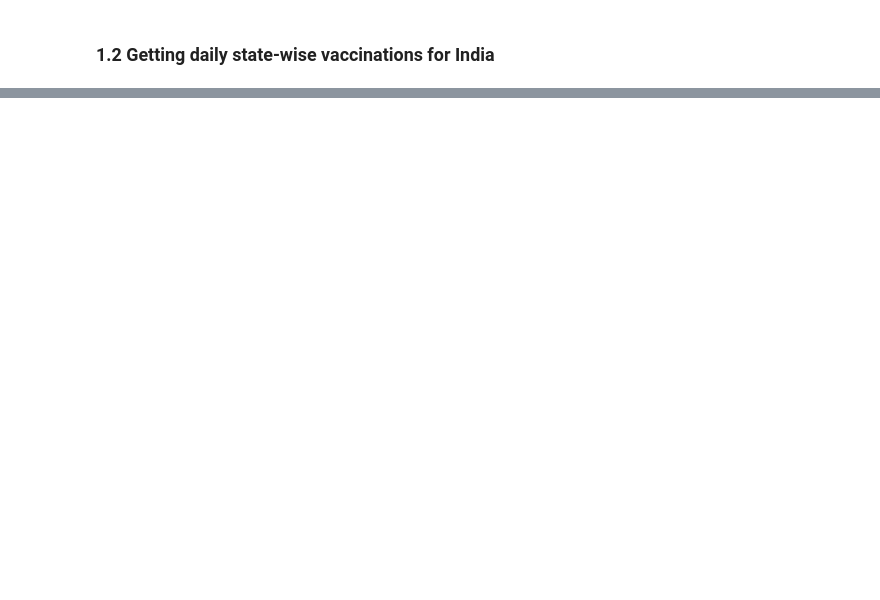
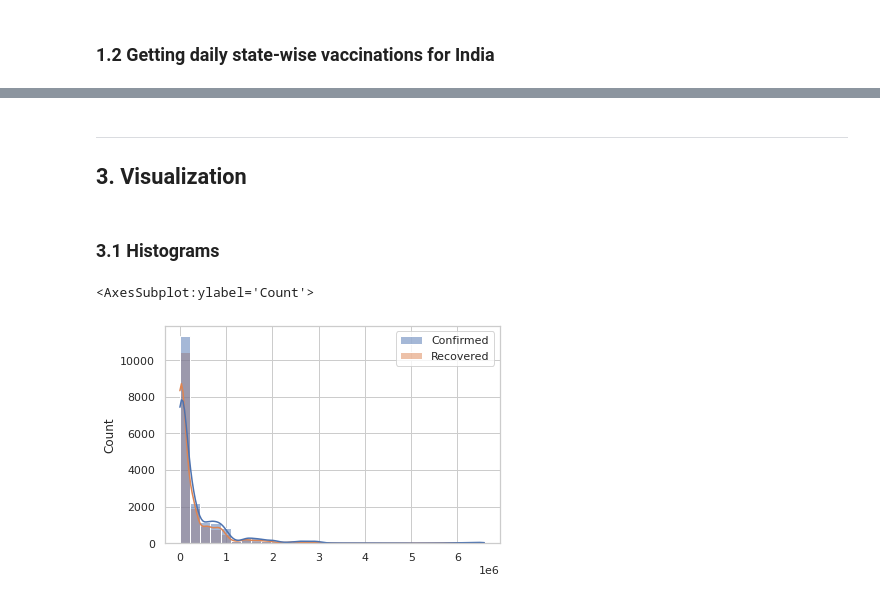
Before and after one commit to Data-Analytics-Project-2021/eda, a Jupyter notebook: eda_india.ipynb, the cells around one changed output, grey strips where cells are left out. Saved outputs shown, nothing was run; the diff lists cells and outputs as text; code cells hidden in the pictures; blank space fills up the shorter version.

Commit message:
Added visualizations and improved formatting

```diff
--- a/eda_india.ipynb
+++ b/eda_india.ipynb
@@ -69,0 +256,12 @@ cases.isna().sum().sum()
+# %% [markdown]
+***
+<a id='Visualization'></a>
+## 3. Visualization
+# %% [markdown]
+### 3.1 Histograms
+# %%
+histogram_filter_cases = cases[['Confirmed', 'Recovered']]
+sns.histplot(data=histogram_filter_cases, bins=30, kde=True)
+# %% [output]
+<AxesSubplot:ylabel='Count'>
+[figure, added]
```
Also changed, not shown: parts of 35 cells of this notebook.
